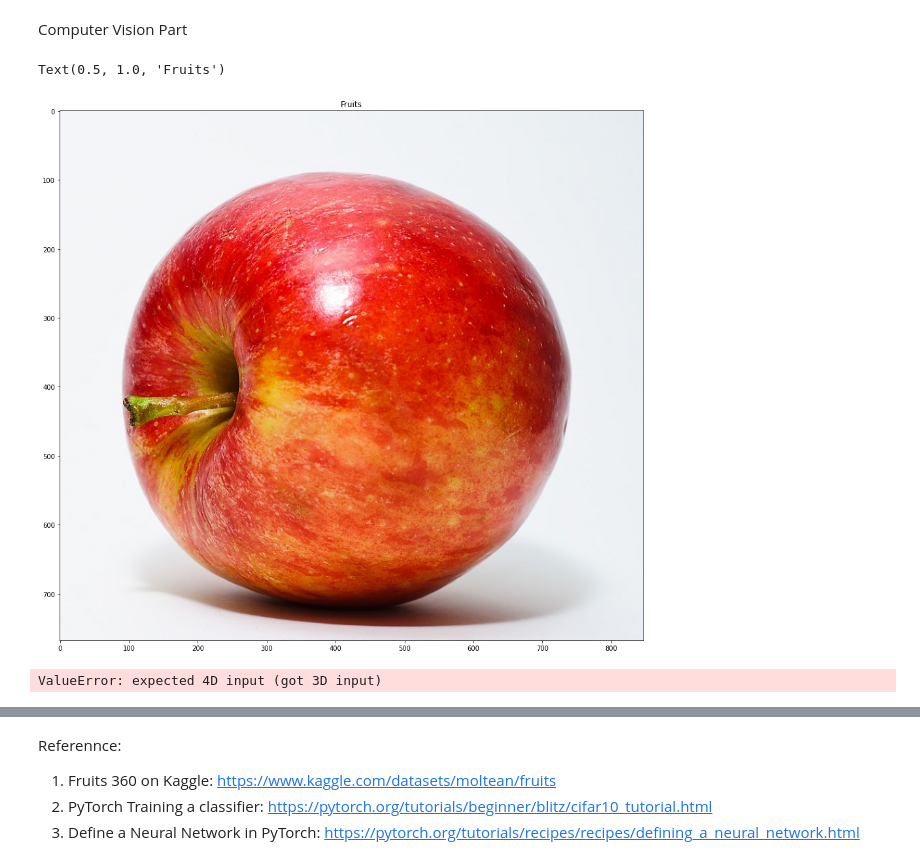
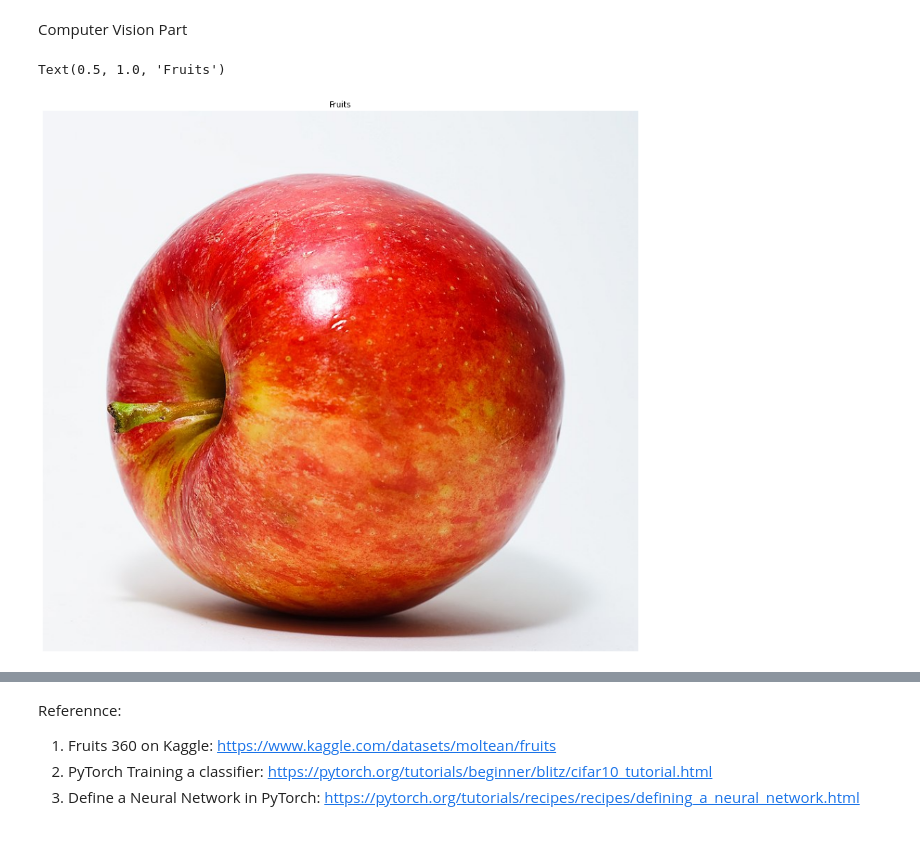
Before and after one commit to JODGEW/Fruit-Classification, a Jupyter notebook: classification.ipynb, the cells around one changed output, grey strips where cells are left out. Cells and saved outputs as stored; diff of their text form; code cells hidden in the pictures.

```diff
--- a/classification.ipynb
+++ b/classification.ipynb
@@ -571,17 +455,10 @@ import cv2
 # %%
 img = cv2.imread('../apple_test.jpg')
 img = cv2.cvtColor(img, cv2.COLOR_BGR2RGB)
 fig = plt.figure(figsize=(16, 16))
 plt.imshow(img)
+plt.axis('off')
 plt.title('Fruits')
 # %% [output]
 Text(0.5, 1.0, 'Fruits')
-[figure, old version]
+[figure, new version]
-# %%
-x = transform(img)  # Preprocess image
-
-output = model(x)  # Forward pass
-pred = torch.argmax(output, 1)  # Get predicted class if multi-class classification
-print('Image predicted as ', pred)
-# %% [output]
-ValueError: expected 4D input (got 3D input)
```
Also changed, not shown: parts of 32 cells of this notebook, 2 other files.
